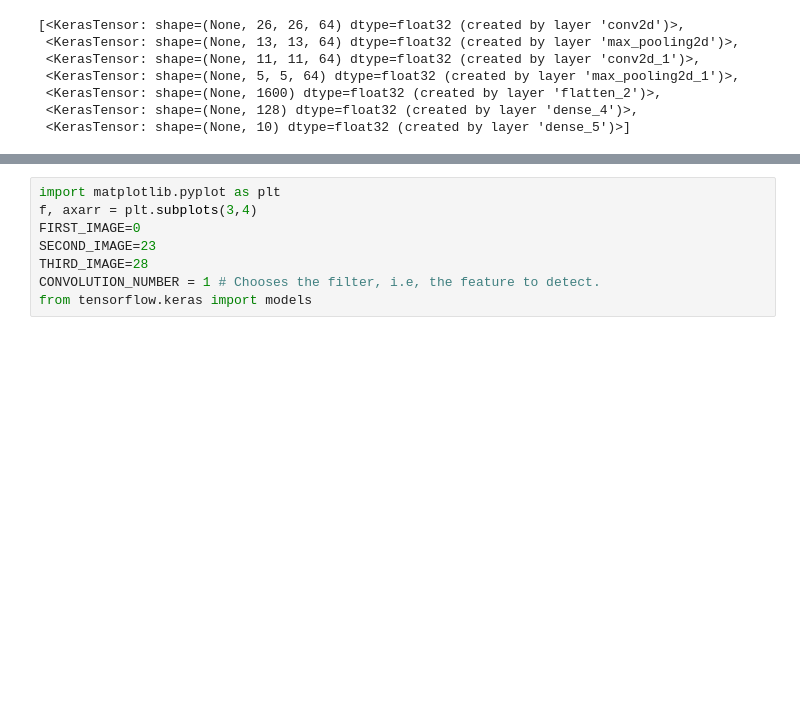
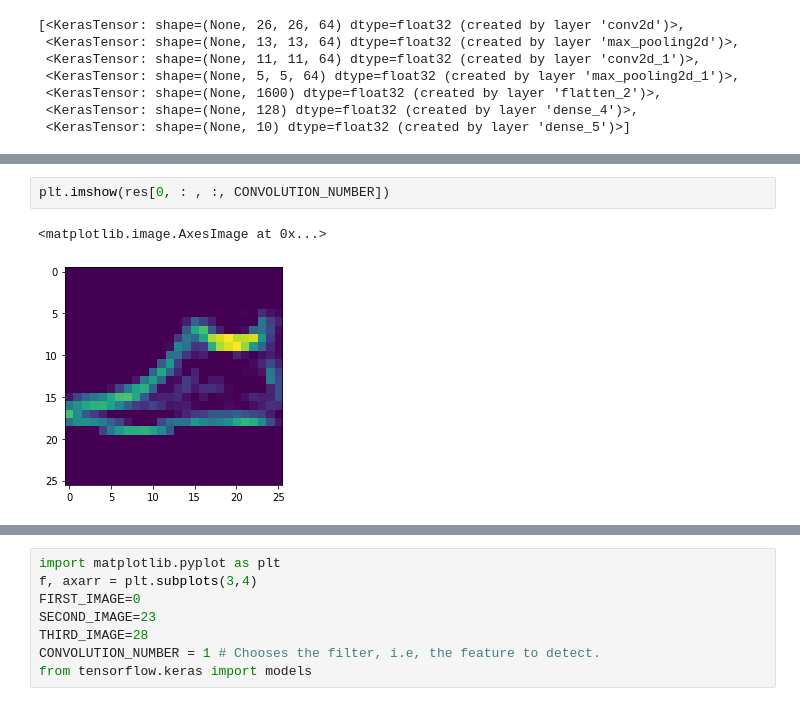
Before and after one commit to mozillah/Tensorflow-Practice, a Jupyter notebook: 1. Introduction to TensorFlow/Course 1 - Part 6 - Lesson 2 - Notebook.ipynb, the cells around one changed output, grey strips where cells are left out. Saved outputs shown, nothing was run; the diff lists cells and outputs as text; blank space fills up the shorter version.

```diff
--- a/1. Introduction to TensorFlow/Course 1 - Part 6 - Lesson 2 - Notebook.ipynb
+++ b/1. Introduction to TensorFlow/Course 1 - Part 6 - Lesson 2 - Notebook.ipynb
@@ -223,0 +221,5 @@ NameError: name 'FIRST_IMAGE' is not defined
+# %%
+plt.imshow(res[0, : , :, CONVOLUTION_NUMBER])
+# %% [output]
+<matplotlib.image.AxesImage at 0x...>
+[figure, added]
```
Also changed, not shown: parts of 18 cells of this notebook, 4 other files.
